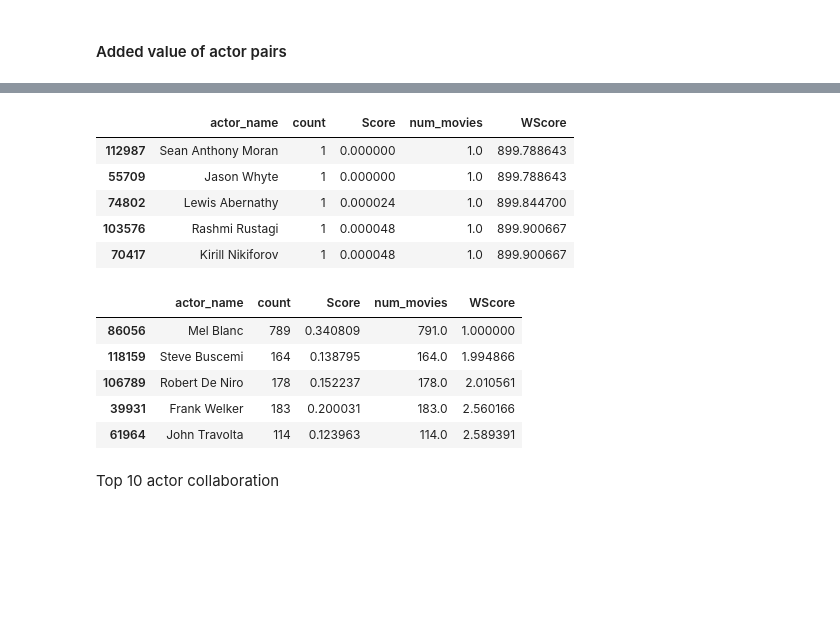
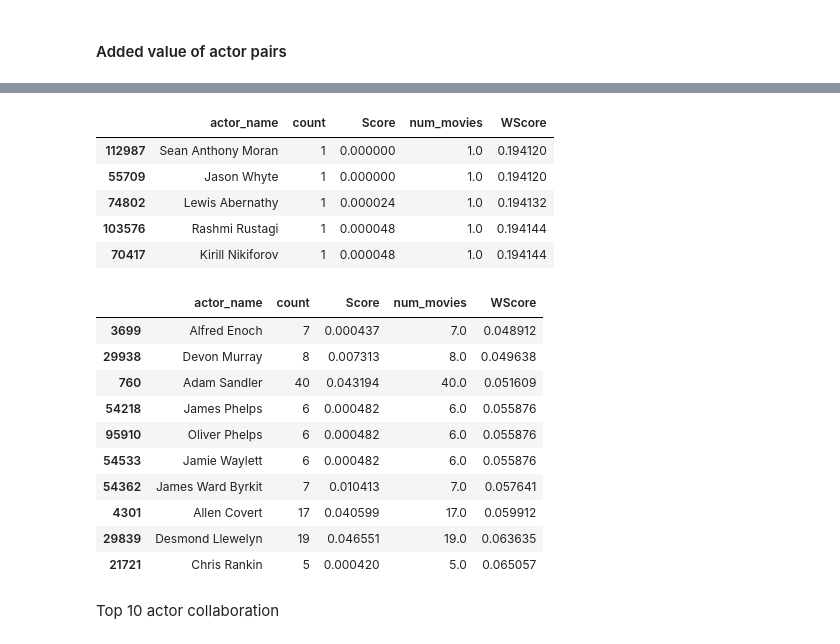
Before and after one commit to epfl-ada/ada-2022-project-theadaholics, a Jupyter notebook: main.ipynb, the cells around one changed output, grey strips where cells are left out. Cells and saved outputs as stored; diff of their text form; code cells hidden in the pictures; blank space fills up the shorter version.

```diff
--- a/main.ipynb
+++ b/main.ipynb
@@ -1103,6 +1103,34 @@ def weighted_rating(df, column_score, column_nmb_movies, new_column):
     WR = WR / WR.min() # Trick to have scores starting at 1
     df[new_column] = WR # Update score column
     return df
+# %%
+def weighted_rating(df, column_score, column_nmb_movies, new_column):
+    R = df[column_score]
+    v = df[column_nmb_movies]
+    m = df[column_nmb_movies].min()
+    C = df[column_score].mean()
+    WR = (v/(v+m)) * R + (m/(v+m)) * C
+    #WR = WR / WR.min() # Trick to have scores starting at 1
+    df[new_column] = WR # Update score column
+    return df
+# %%
+def weighted_rating(df, column_score, column_nmb_movies, new_column):
+    # weighted score = (mean score of feature i / mean score of all features) * (number of movies with feature i / total number of movies with score i)
+    R = df[column_score].values
+    v = df[column_nmb_movies].values
+    m = df[column_nmb_movies].sum()
+    C = df[column_score].mean()
+    df['Score_rounded'] = df[column_score].round(decimals=1)
+    gp = df.groupby('Score_rounded').sum()
+    k = gp.loc[df.Score_rounded,'num_movies'].values # number of movies with score i
+
+    WR = R/C * v/k
+    #WR = WR / WR.min() # Trick to have scores starting at 1
+    df[new_column] = WR # Update score column
+
+    df.drop('Score_rounded',axis=1,inplace=True)
+    del gp
+    return df
 # %% [markdown]
 #### Added value of actor pairs
 # %%
@@ -1132,20 +1160,25 @@ actors_score = weighted_rating(actors_score, 'Score', 'num_movies', 'WScore')
 actors_score.sort_values(by='Score').head()
 # %% [output]
 |  | actor_name | count | Score | num_movies | WScore |
-| 112987 | Sean Anthony Moran | 1 | 0.000000 | 1.0 | 899.788643 |
-| 55709 | Jason Whyte | 1 | 0.000000 | 1.0 | 899.788643 |
-| 74802 | Lewis Abernathy | 1 | 0.000024 | 1.0 | 899.844700 |
-| 103576 | Rashmi Rustagi | 1 | 0.000048 | 1.0 | 899.900667 |
-| 70417 | Kirill Nikiforov | 1 | 0.000048 | 1.0 | 899.900667 |
+| 112987 | Sean Anthony Moran | 1 | 0.000000 | 1.0 | 0.194120 |
+| 55709 | Jason Whyte | 1 | 0.000000 | 1.0 | 0.194120 |
+| 74802 | Lewis Abernathy | 1 | 0.000024 | 1.0 | 0.194132 |
+| 103576 | Rashmi Rustagi | 1 | 0.000048 | 1.0 | 0.194144 |
+| 70417 | Kirill Nikiforov | 1 | 0.000048 | 1.0 | 0.194144 |
 # %%
-actors_score.sort_values(by='WScore').head()
+actors_score.sort_values(by='WScore').head(10)
 # %% [output]
 |  | actor_name | count | Score | num_movies | WScore |
-| 86056 | Mel Blanc | 789 | 0.340809 | 791.0 | 1.000000 |
-| 118159 | Steve Buscemi | 164 | 0.138795 | 164.0 | 1.994866 |
-| 106789 | Robert De Niro | 178 | 0.152237 | 178.0 | 2.010561 |
-| 39931 | Frank Welker | 183 | 0.200031 | 183.0 | 2.560166 |
-| 61964 | John Travolta | 114 | 0.123963 | 114.0 | 2.589391 |
+| 3699 | Alfred Enoch | 7 | 0.000437 | 7.0 | 0.048912 |
+| 29938 | Devon Murray | 8 | 0.007313 | 8.0 | 0.049638 |
+| 760 | Adam Sandler | 40 | 0.043194 | 40.0 | 0.051609 |
+| 54218 | James Phelps | 6 | 0.000482 | 6.0 | 0.055876 |
+| 95910 | Oliver Phelps | 6 | 0.000482 | 6.0 | 0.055876 |
+| 54533 | Jamie Waylett | 6 | 0.000482 | 6.0 | 0.055876 |
+| 54362 | James Ward Byrkit | 7 | 0.010413 | 7.0 | 0.057641 |
+| 4301 | Allen Covert | 17 | 0.040599 | 17.0 | 0.059912 |
+| 29839 | Desmond Llewelyn | 19 | 0.046551 | 19.0 | 0.063635 |
+| 21721 | Chris Rankin | 5 | 0.000420 | 5.0 | 0.065057 |
 # %%
 # Compute score of actor pairs
 actor_pairs_score = score_movie_element_groups(df_all, 'actor_name')
```
Also changed, not shown: parts of 31 cells of this notebook.
